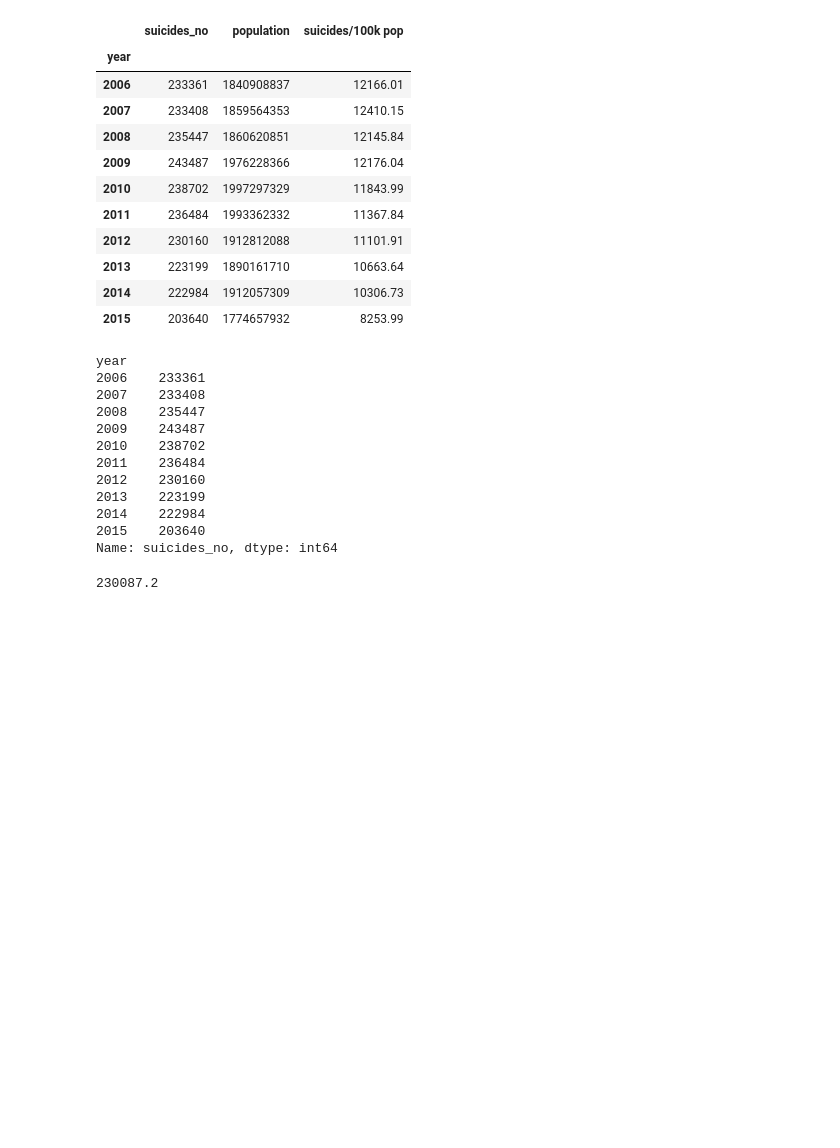
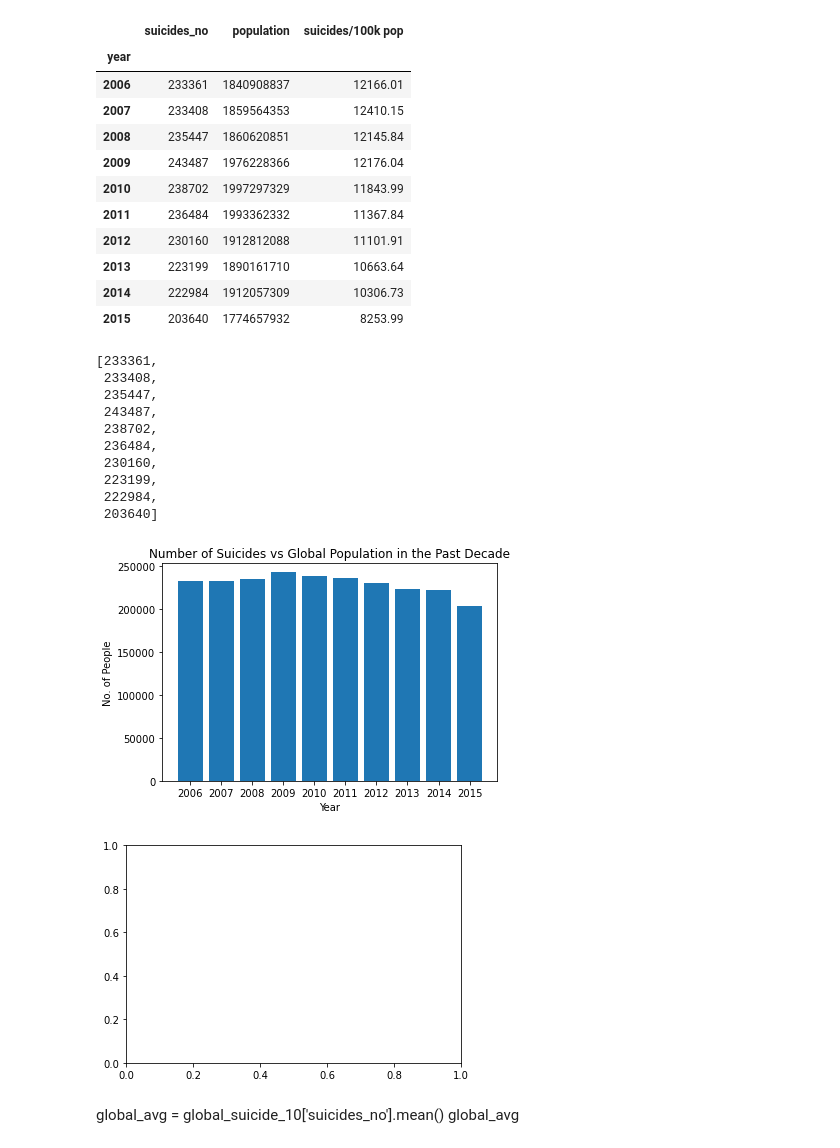
Before and after one commit to arw-625/Happiest-Generation, a Jupyter notebook: Happiest -Gen.ipynb, the cells around one changed output. Drawn from its saved outputs; the diff is of its cells as text; code cells hidden in the pictures; blank space fills up the shorter version.

```diff
--- a/Happiest -Gen.ipynb
+++ b/Happiest -Gen.ipynb
@@ -27,7 +35,7 @@ len(countries)
 # %%
 np.sort(file['year'].unique())
 
-x_years = np.linspace(2006,2016,11)
+x_years = np.linspace(2006,2015,10)
 x_years
 # %% [output]
 array([2006., 2007., 2008., 2009., 2010., 2011., 2012., 2013., 2014.,
@@ -116,22 +124,17 @@ global_suicide_10
 | 2014 | 222984 | 1912057309 | 10306.73 |
 | 2015 | 203640 | 1774657932 | 8253.99 |
 # %%
-global_suicide_10["suicides_no"]
+y_sui_total = global_suicide_10["suicides_no"]
+y_sui_totals = np.array(y_sui_total)
+list(y_sui_totals)
 # %% [output]
-year
-2006    233361
-2007    233408
-2008    235447
-2009    243487
-2010    238702
-2011    236484
-2012    230160
-2013    223199
-2014    222984
-2015    203640
-Name: suicides_no, dtype: int64
+[233361,
+ 233408,
+ 235447,
+ 243487,
+ 238702,
+ 236484,
+ 230160,
+ 223199,
+ 222984,
+ 203640]
-# %%
-global_avg = global_suicide_10['suicides_no'].mean()
-global_avg
-# %% [output]
-230087.2
@@ -138,3 +147,36 @@ global_avg
+# %%
+#Bar graph depicting the number of suicides per year from 2006-2015
+ax, fig = plt.subplots(1,1)
+
+#plt.subplots()
+#plt.close("all")
+
+####subplot 1
+
+
+#plt.subplot(2,1,1)
+#plt.bar(years, A, color = 'b', label='A')
+#plt.bar(years, increment, color = 'r', bottom = A, label='increment')
+
+plt.bar(x_years, list(y_sui_totals))
+
+plt.title("Number of Suicides vs Global Population in the Past Decade")
+# #plt.legend()
+plt.xlabel("Year")
+plt.ylabel("No. of People")
+plt.xticks(range(2006,2016,1))
+#plt.yticks(np.arange(0, max(y_sui_totals),5))
+plt.ylim(0,max(y_sui_totals) + 10000)
+
+ax, fig = plt.subplots(1,1,sharex=True,sharey=True)
+
+plt.show()
+# %% [output]
+[figure, added]
+[figure, added]
+# %% [markdown]
+global_avg = global_suicide_10['suicides_no'].mean()
+global_avg
 # %%
 #suicide_10.groupby("country").sum()
 # %%
```
Also changed, not shown: parts of 9 cells of this notebook, 5 other files.
